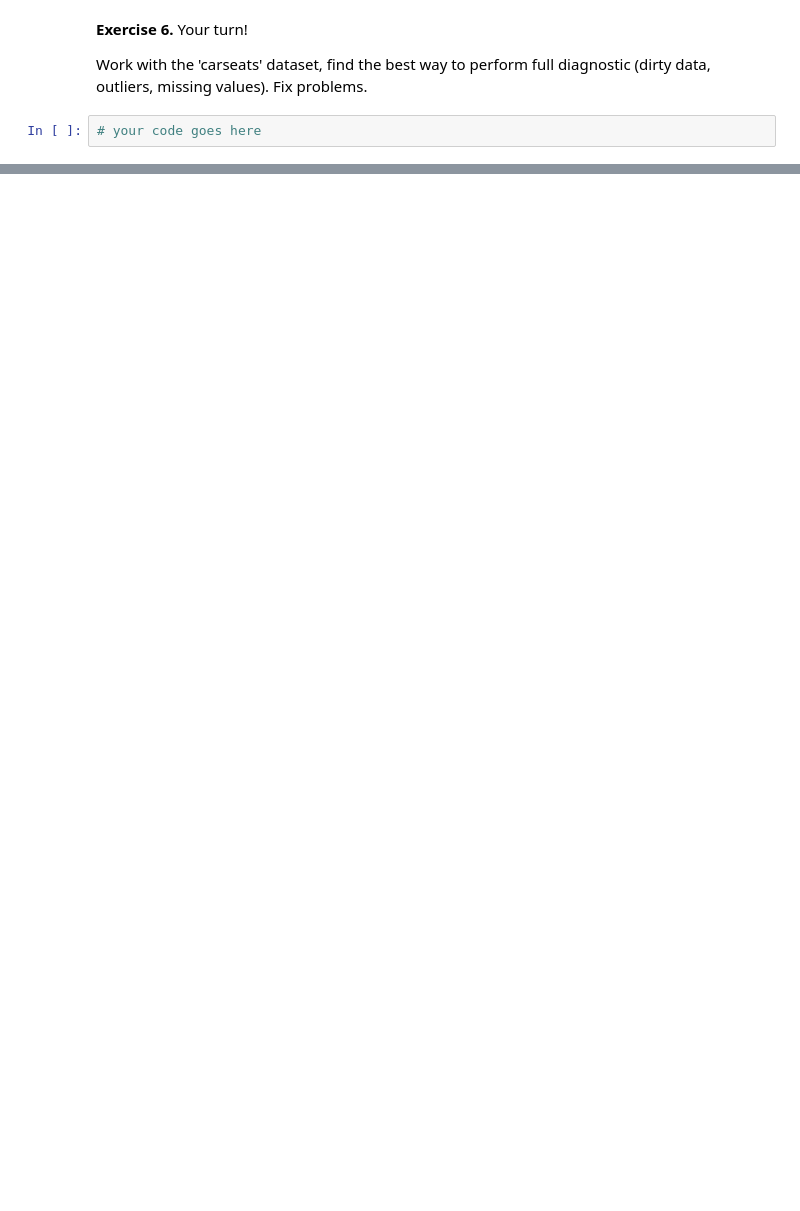
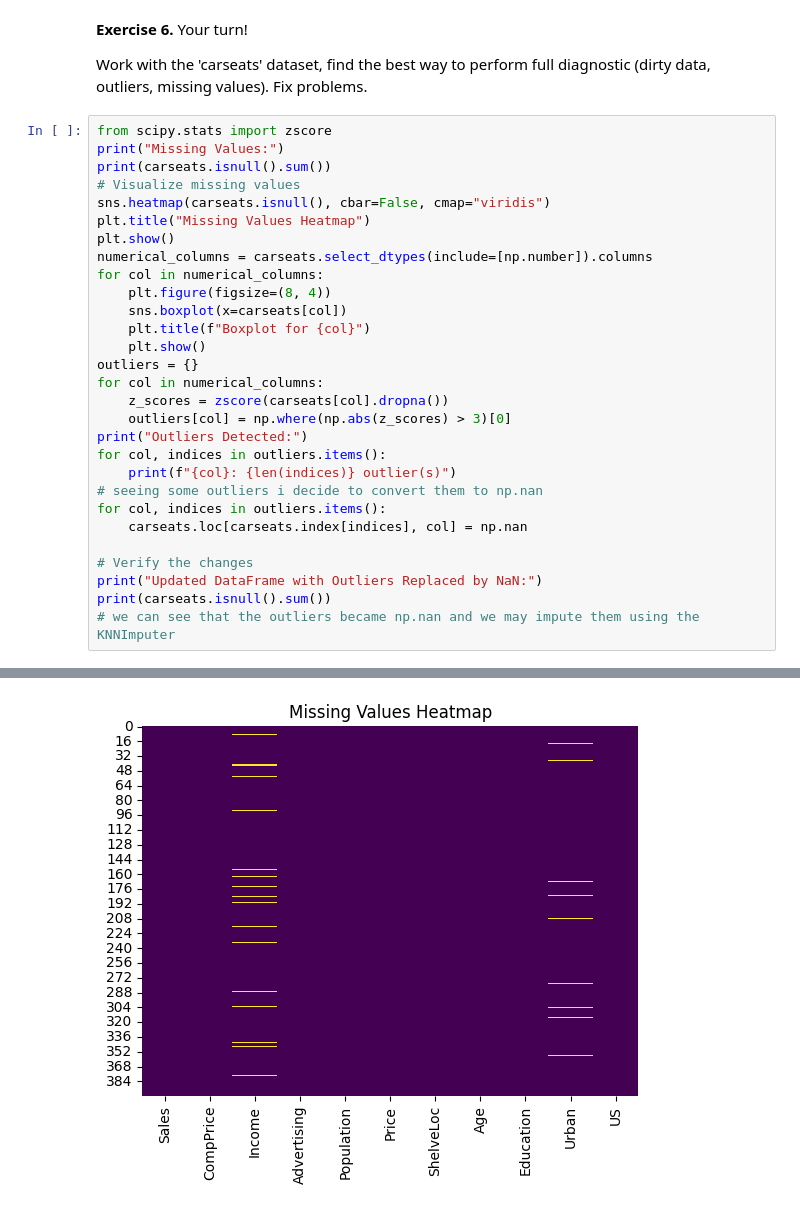
Before and after one commit to PawelNecel05/ds2025, a Jupyter notebook: Exercise 4.ipynb, the cells around one changed output, grey strips where cells are left out. Drawn from its saved outputs; the diff is of its cells as text; blank space fills up the shorter version.

```diff
--- a/Exercise 4.ipynb
+++ b/Exercise 4.ipynb
@@ -596,5 +736,33 @@ Read more here: [https://gnpalencia.org/optbinning/tutorials/tutorial_binary.htm
 **Exercise 6.** Your turn!
 
 Work with the 'carseats' dataset, find the best way to perform full diagnostic (dirty data, outliers, missing values). Fix problems.
-# %%
-# your code goes here
+# %%
+from scipy.stats import zscore
+print("Missing Values:")
+print(carseats.isnull().sum())
+# Visualize missing values
+sns.heatmap(carseats.isnull(), cbar=False, cmap="viridis")
+plt.title("Missing Values Heatmap")
+plt.show()
+numerical_columns = carseats.select_dtypes(include=[np.number]).columns
+for col in numerical_columns:
+    plt.figure(figsize=(8, 4))
+    sns.boxplot(x=carseats[col])
+    plt.title(f"Boxplot for {col}")
+    plt.show()
+outliers = {}
+for col in numerical_columns:
+    z_scores = zscore(carseats[col].dropna())
+    outliers[col] = np.where(np.abs(z_scores) > 3)[0]
+print("Outliers Detected:")
+for col, indices in outliers.items():
+    print(f"{col}: {len(indices)} outlier(s)")
+# seeing some outliers i decide to convert them to np.nan
+for col, indices in outliers.items():
+    carseats.loc[carseats.index[indices], col] = np.nan
+
+# Verify the changes
+print("Updated DataFrame with Outliers Replaced by NaN:")
+print(carseats.isnull().sum())
+# we can see that the outliers became np.nan and we may impute them using the KNNImputer
+# %% [output]
@@ -600,0 +782 @@ Work with the 'carseats' dataset, find the best way to perform full diagnostic (
+[figure, added]
```
Also changed, not shown: parts of 8 cells of this notebook.
